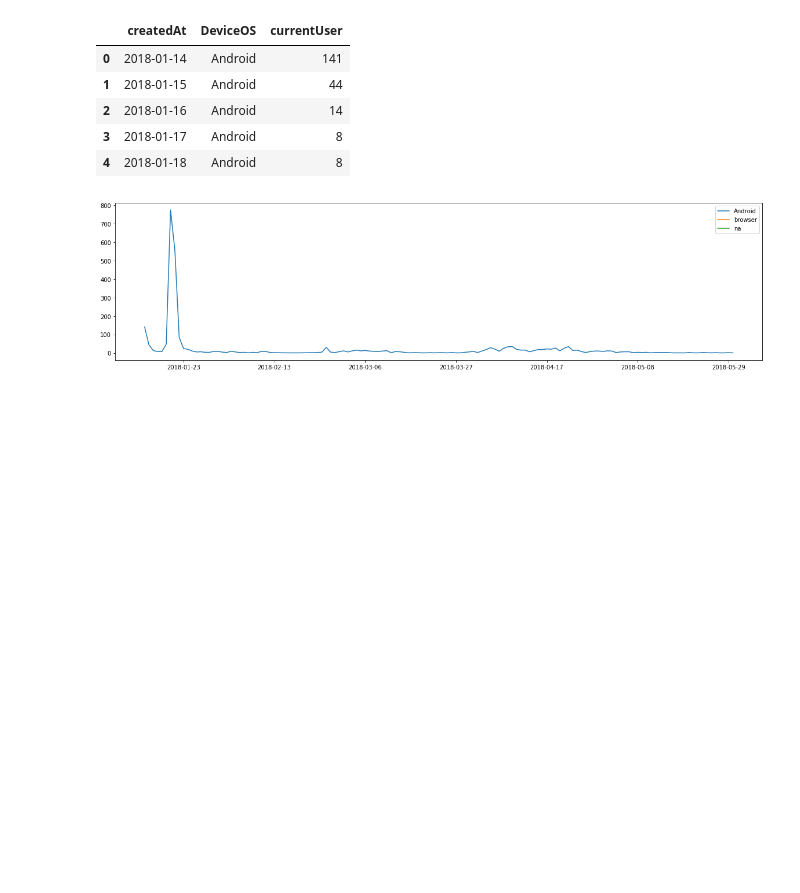
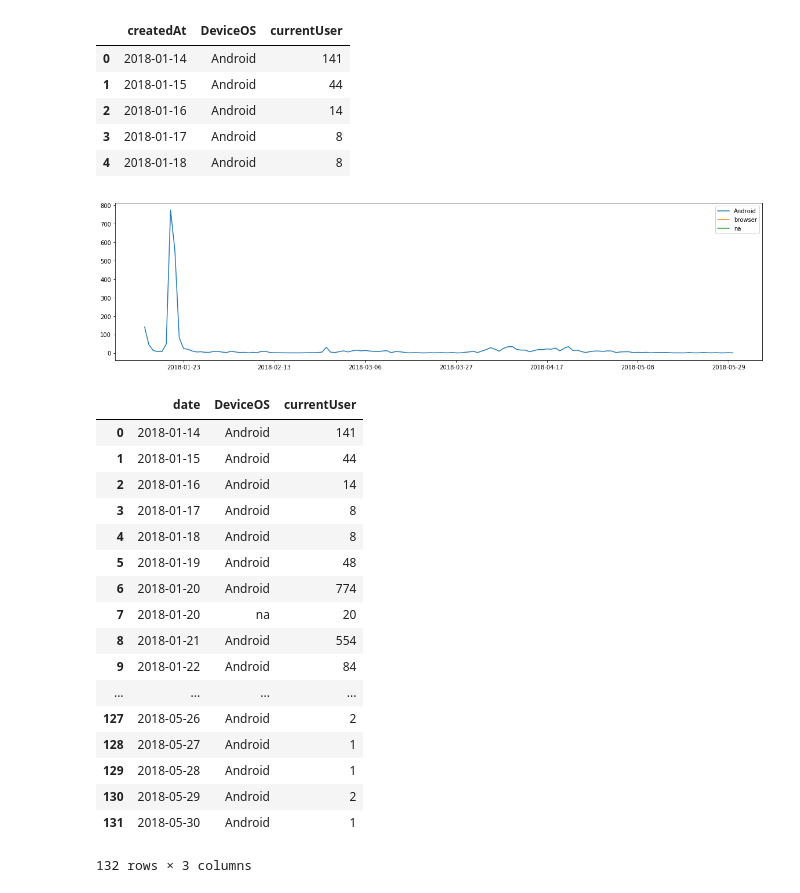
Before and after one commit to dvoong/fan_games_arena_ltd, a Jupyter notebook: notebooks/dau.ipynb, the cells around one changed output. Cells and saved outputs as stored; diff of their text form; code cells hidden in the pictures; blank space fills up the shorter version.

```diff
--- a/notebooks/dau.ipynb
+++ b/notebooks/dau.ipynb
@@ -135,7 +134,7 @@ import pandas as pd
 df = pd.merge(df_logs, df_devices, left_on='userDevice', right_on='id')
 df['createdAt'] = pd.to_datetime(df['createdAt'])
 df = df[df['createdAt'] < datetime.datetime(2018, 6,1 )]
-df = df.drop(['id', 'userDevice', 'UserId'], axis=1)
+df = df.drop(['id', 'userDevice'], axis=1)
 df['createdAt'] = pd.to_datetime(df['createdAt']).dt.date
 df = df.groupby(['createdAt', 'DeviceOS'])[['currentUser']].nunique()
 df = df.reset_index()
@@ -152,3 +151,24 @@ df.head()
 | 3 | 2018-01-17 | Android | 8 |
 | 4 | 2018-01-18 | Android | 8 |
 [figure]
+# %%
+df.rename(columns={'createdAt': 'date'})
+# %% [output]
+|  | date | DeviceOS | currentUser |
+| 0 | 2018-01-14 | Android | 141 |
+| 1 | 2018-01-15 | Android | 44 |
+| 2 | 2018-01-16 | Android | 14 |
+| 3 | 2018-01-17 | Android | 8 |
+| 4 | 2018-01-18 | Android | 8 |
+| 5 | 2018-01-19 | Android | 48 |
+| 6 | 2018-01-20 | Android | 774 |
+| 7 | 2018-01-20 | na | 20 |
+| 8 | 2018-01-21 | Android | 554 |
+| 9 | 2018-01-22 | Android | 84 |
+| ... | ... | ... | ... |
+| 127 | 2018-05-26 | Android | 2 |
+| 128 | 2018-05-27 | Android | 1 |
+| 129 | 2018-05-28 | Android | 1 |
+| 130 | 2018-05-29 | Android | 2 |
+| 131 | 2018-05-30 | Android | 1 |
+132 rows × 3 columns
```
Also changed, not shown: parts of 2 cells of this notebook, 10 other files.
